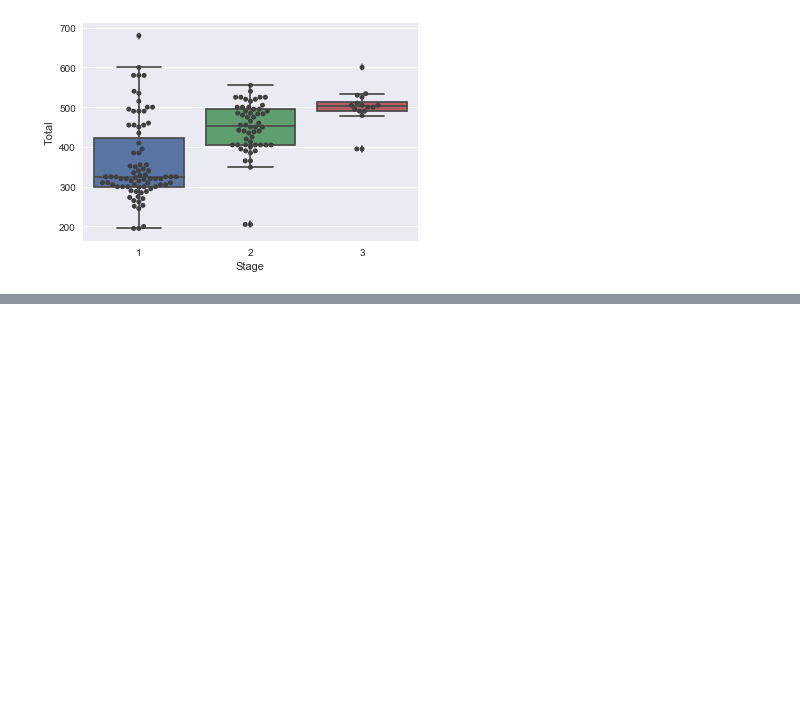
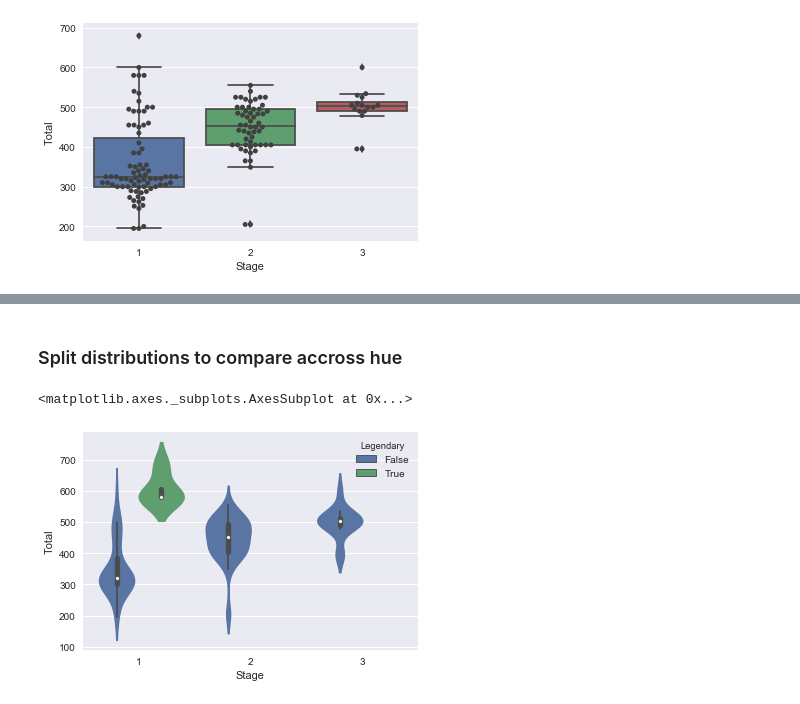
Before and after one commit to mujahed85/data-science-and-machine-learning-in-python, a Jupyter notebook: seaborn/seaborn.ipynb, the cells around one changed output, grey strips where cells are left out. Cells and saved outputs as stored; diff of their text form; code cells hidden in the pictures; blank space fills up the shorter version.

```diff
--- a/seaborn/seaborn.ipynb
+++ b/seaborn/seaborn.ipynb
@@ -159,0 +167,7 @@ sns.swarmplot(x = "Stage", y = "Total", data=df, color=".25")
+# %% [markdown]
+### Split distributions to compare accross hue
+# %%
+sns.violinplot(y = "Total", x = "Stage", data=df, hue = "Legendary")
+# %% [output]
+<matplotlib.axes._subplots.AxesSubplot at 0x...>
+[figure, added]
```
Also changed, not shown: parts of 7 cells of this notebook.
